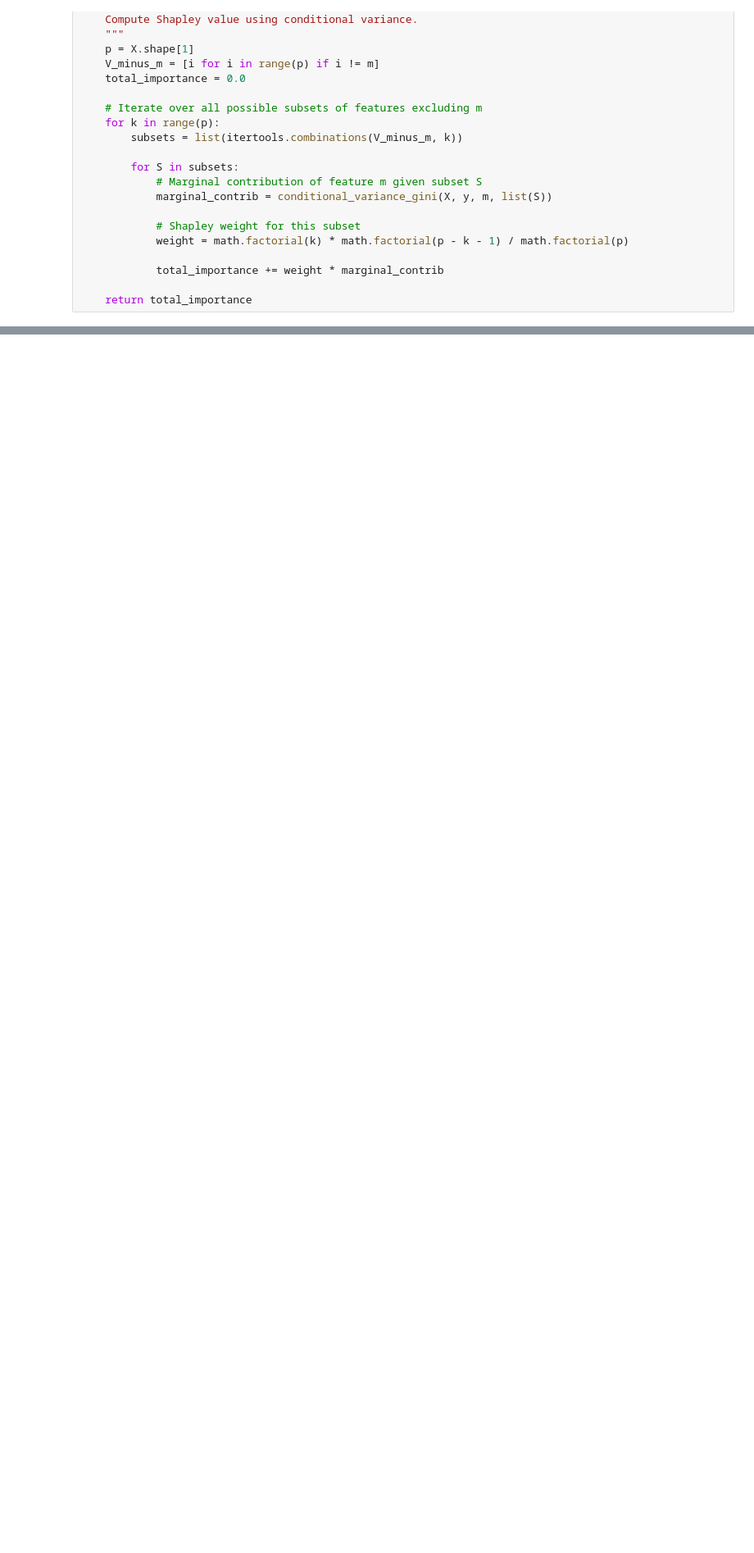
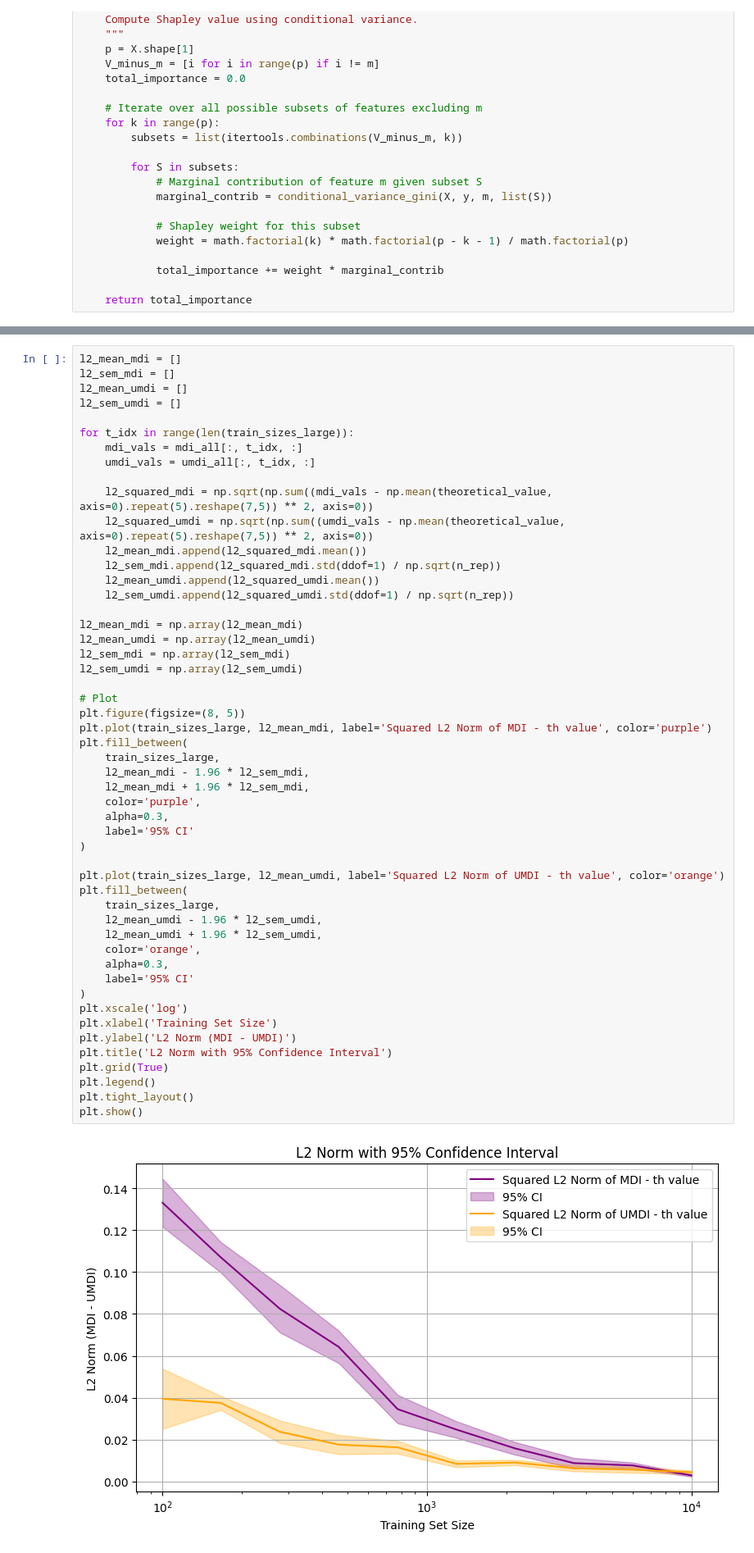
Before and after one commit to GaetandeCast/Internship, a Jupyter notebook: shapley_value_comparison/noised_led_experiment.ipynb, the cells around one changed output, grey strips where cells are left out. Shown at 82% size. Saved outputs shown, nothing was run; the diff lists cells and outputs as text; blank space fills up the shorter version.

```diff
--- a/shapley_value_comparison/noised_led_experiment.ipynb
+++ b/shapley_value_comparison/noised_led_experiment.ipynb
@@ -307,3 +275,56 @@ array([0.13641844, 0.17339359, 0.14507146, 0.16694555, 0.18604595,
+# %%
+l2_mean_mdi = []
+l2_sem_mdi = []
+l2_mean_umdi = []
+l2_sem_umdi = []
+
+for t_idx in range(len(train_sizes_large)):
+    mdi_vals = mdi_all[:, t_idx, :]
+    umdi_vals = umdi_all[:, t_idx, :]
+
+    l2_squared_mdi = np.sqrt(np.sum((mdi_vals - np.mean(theoretical_value, axis=0).repeat(5).reshape(7,5)) ** 2, axis=0))
+    l2_squared_umdi = np.sqrt(np.sum((umdi_vals - np.mean(theoretical_value, axis=0).repeat(5).reshape(7,5)) ** 2, axis=0))
+    l2_mean_mdi.append(l2_squared_mdi.mean())
+    l2_sem_mdi.append(l2_squared_mdi.std(ddof=1) / np.sqrt(n_rep))
+    l2_mean_umdi.append(l2_squared_umdi.mean())
+    l2_sem_umdi.append(l2_squared_umdi.std(ddof=1) / np.sqrt(n_rep))
+
+l2_mean_mdi = np.array(l2_mean_mdi)
+l2_mean_umdi = np.array(l2_mean_umdi)
+l2_sem_mdi = np.array(l2_sem_mdi)
+l2_sem_umdi = np.array(l2_sem_umdi)
+
+# Plot
+plt.figure(figsize=(8, 5))
+plt.plot(train_sizes_large, l2_mean_mdi, label='Squared L2 Norm of MDI - th value', color='purple')
+plt.fill_between(
+    train_sizes_large,
+    l2_mean_mdi - 1.96 * l2_sem_mdi,
+    l2_mean_mdi + 1.96 * l2_sem_mdi,
+    color='purple',
+    alpha=0.3,
+    label='95% CI'
+)
+
+plt.plot(train_sizes_large, l2_mean_umdi, label='Squared L2 Norm of UMDI - th value', color='orange')
+plt.fill_between(
+    train_sizes_large,
+    l2_mean_umdi - 1.96 * l2_sem_umdi,
+    l2_mean_umdi + 1.96 * l2_sem_umdi,
+    color='orange',
+    alpha=0.3,
+    label='95% CI'
+)
+plt.xscale('log')
+plt.xlabel('Training Set Size')
+plt.ylabel('L2 Norm (MDI - UMDI)')
+plt.title('L2 Norm with 95% Confidence Interval')
+plt.grid(True)
+plt.legend()
+plt.tight_layout()
+plt.show()
+# %% [output]
+[figure, added]
 # %% [markdown]
 # Plot evolution as a heatmap and compare with SAGE
 # %%
```
Also changed, not shown: parts of 11 cells of this notebook.
